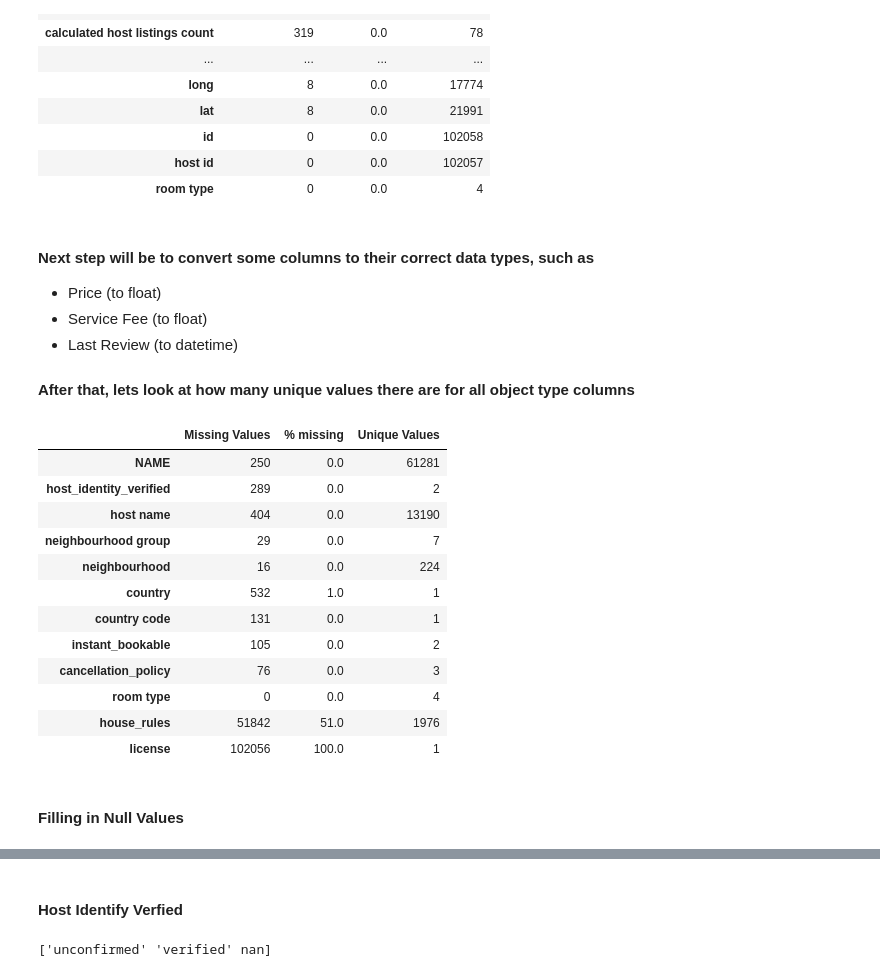
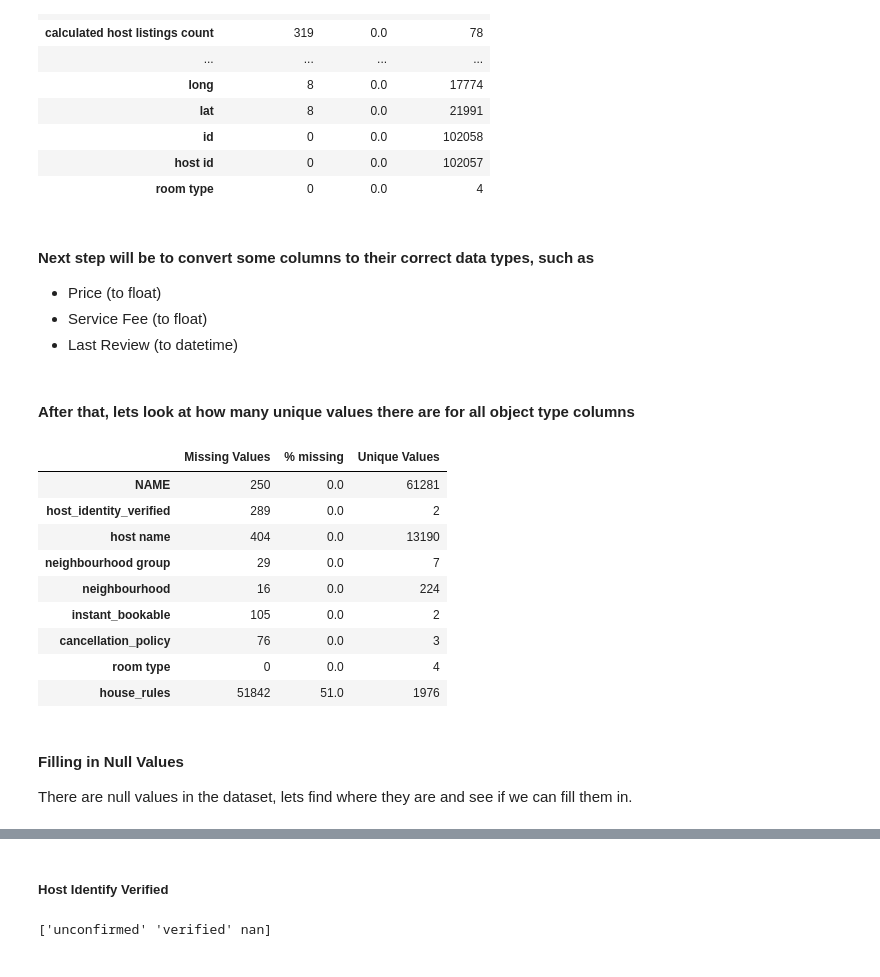
Before and after one commit to adalal80/AirBnB_EDA, a Jupyter notebook: AirBnB.ipynb, the cells around one changed output, grey strips where cells are left out. Cells and saved outputs as stored; diff of their text form; code cells hidden in the pictures.

```diff
--- a/AirBnB.ipynb
+++ b/AirBnB.ipynb
@@ -107,8 +112,6 @@ cols_to_drop = ['license','country','country code']
 * Price (to float)
 * Service Fee (to float)
 * Last Review (to datetime)
-
-#### After that, lets look at how many unique values there are for all object type columns
 # %%
 # Prices, Service Fee, last review need to be updated
 df['price'] = df['price'].apply(lambda x: float(str(x).replace('$','').replace(',','')))
@@ -118,29 +121,30 @@ df['last review'] = pd.to_datetime(df['last review'])
 df['service fee'].fillna(0,inplace=True)
 # what would be the minimum cost given min nights and service fee
 df['Minimum Cost'] = df['price'] * df['minimum nights'] + df['service fee']
+# %% [markdown]
+#### After that, lets look at how many unique values there are for all object type columns
 # %%
 # Lets look at Unique Values for Object columns
-obj_cols = [x for x in df if df[x].dtype=='object']
+obj_cols = [x for x in df if (df[x].dtype=='object') and (x not in cols_to_drop)]
 mv.loc[obj_cols]
 # %% [output]
 |  | Missing Values | % missing | Unique Values |
 | NAME | 250 | 0.0 | 61281 |
 | host_identity_verified | 289 | 0.0 | 2 |
 | host name | 404 | 0.0 | 13190 |
 | neighbourhood group | 29 | 0.0 | 7 |
 | neighbourhood | 16 | 0.0 | 224 |
-| country | 532 | 1.0 | 1 |
-| country code | 131 | 0.0 | 1 |
 | instant_bookable | 105 | 0.0 | 2 |
 | cancellation_policy | 76 | 0.0 | 3 |
 | room type | 0 | 0.0 | 4 |
 | house_rules | 51842 | 51.0 | 1976 |
-| license | 102056 | 100.0 | 1 |
 # %%
 # Dropping columns and creating a new dataframe
 df1 = df.drop(cols_to_drop,axis=1)
 # %% [markdown]
-#### Filling in Null Values
+<h4>Filling in Null Values<a id = "filling-nulls" class="anchor"></a></h4>
+
+There are null values in the dataset, lets find where they are and see if we can fill them in.
 # %%
 df1[[x for x in obj_cols if x in df1]]
 # %% [output]
@@ -158,7 +162,7 @@ df1[[x for x in obj_cols if x in df1]]
 | 102057 | Rosalee Stewart | verified | Stanley | Manhattan | Harlem | False | ... |
 102058 rows × 9 columns
 # %% [markdown]
-#### Host Identify Verfied
+##### Host Identify Verified
 # %%
 # Lets look at host_identity_verified
 print (df1['host_identity_verified'].unique())
```
Also changed, not shown: parts of 16 cells of this notebook.
